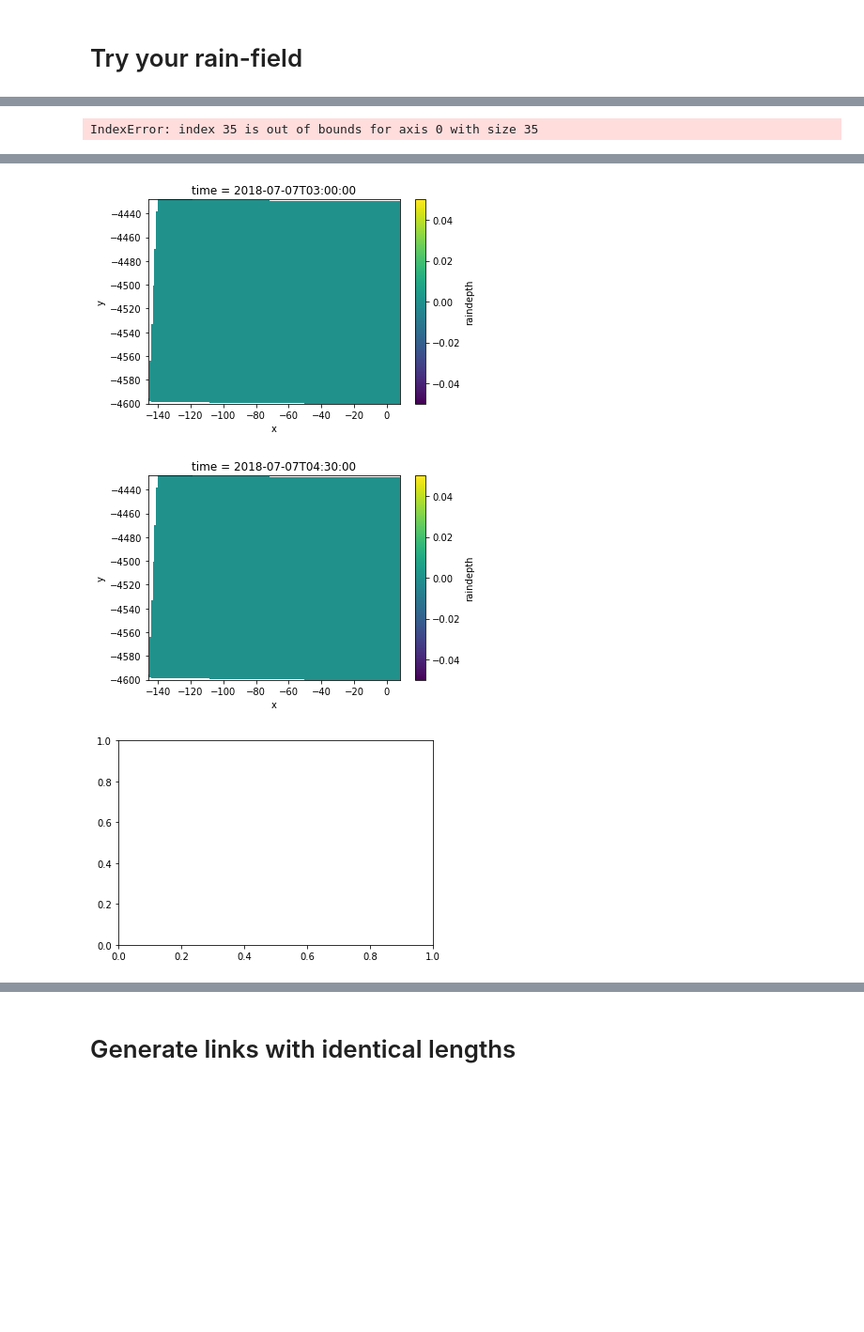
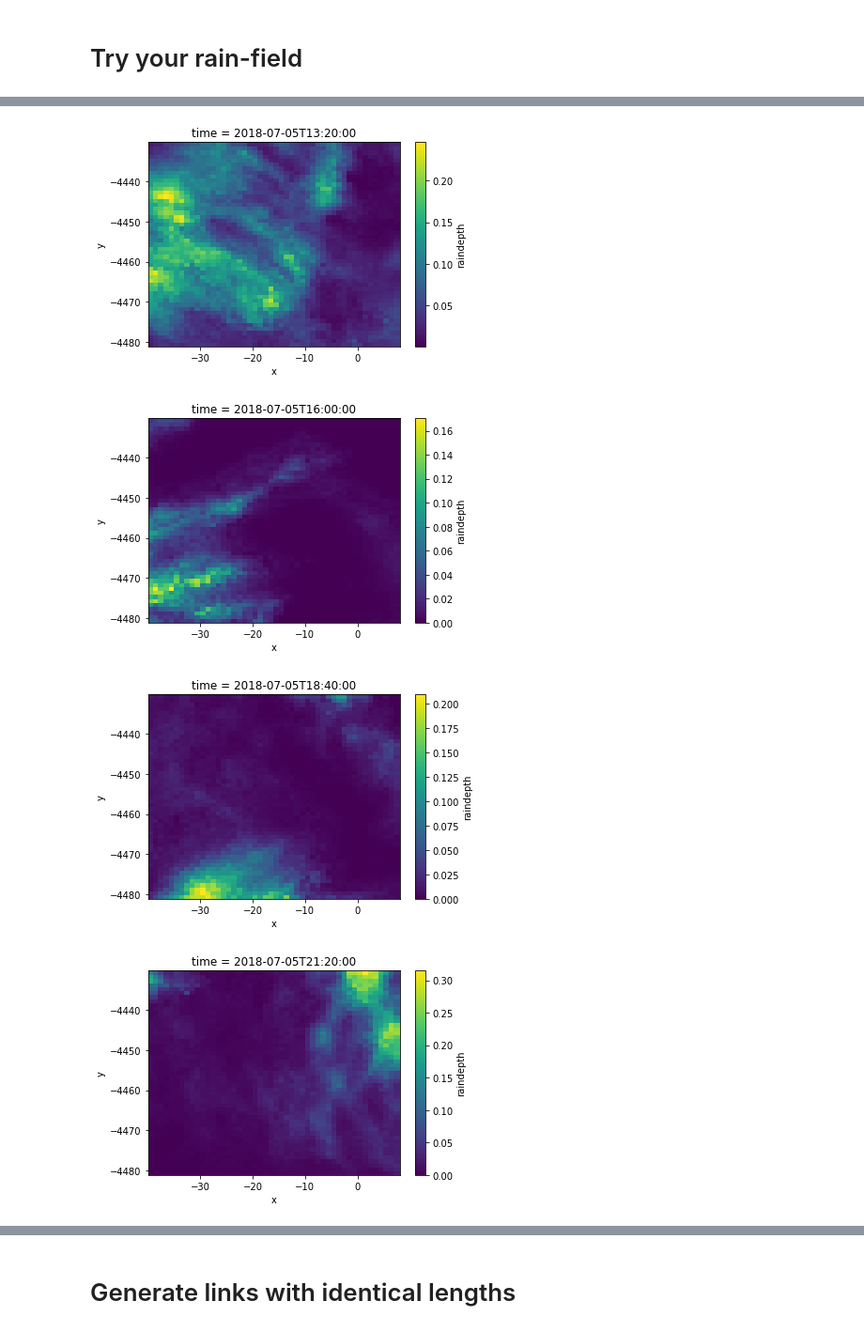
Before and after one commit to adameshel/spatial_autocorrelation, a Jupyter notebook: Autocorr/autocorr_empirical.ipynb, the cells around one changed output, grey strips where cells are left out. Shown: that part at 94% size. Drawn from its saved outputs; the diff is of its cells as text; code cells hidden in the pictures; blank space fills up the shorter version.

```diff
--- a/Autocorr/autocorr_empirical.ipynb
+++ b/Autocorr/autocorr_empirical.ipynb
@@ -40,15 +40,15 @@ import kriging as krg
 sys.path.append("/home/adameshel/Documents/code/")
 from helper_functions import split_at
 # %%
-agg_times = ['90T']
+agg_times = ['160T']
 start_time_idx = 0#15
 end_time_idx = -1#70#340#len(ds_radolan_cut.time)
 mult = 1 # simply for making the rain stronger
 ############################
 ####### CHANGE DOMAIN ######
 ## Medium cut
-min_lat = 47.6890
-min_lon = 8.1873
+min_lat = 47.6890 + 1
+min_lon = 8.1873 + 1.3
 max_lat = 49.1185
 max_lon = 10.0978
 
@@ -131,7 +131,7 @@ def link_id_gen(num_of_ids=1, size=8, chars=string.ascii_uppercase + string.digi
 # %% [markdown]
 # Try your rain-field
 # %%
-ts=29#20#120#22#3*17 #timestamp
+ts=0#20#120#22#3*17 #timestamp
 cod = 110#60000 #cutoff distance (km)
 
 for i in range(15):
@@ -153 +160,0 @@ for i in range(15):
-IndexError: index 35 is out of bounds for axis 0 with size 35
@@ -158,3 +165,4 @@ IndexError: index 35 is out of bounds for axis 0 with size 35
-[figure, old version]
+[figure, new version]
-[figure, old version]
+[figure, new version]
-[figure, old version]
+[figure, new version]
+[figure, added]
```
Also changed, not shown: parts of 1 cell of this notebook, 2 other files.
